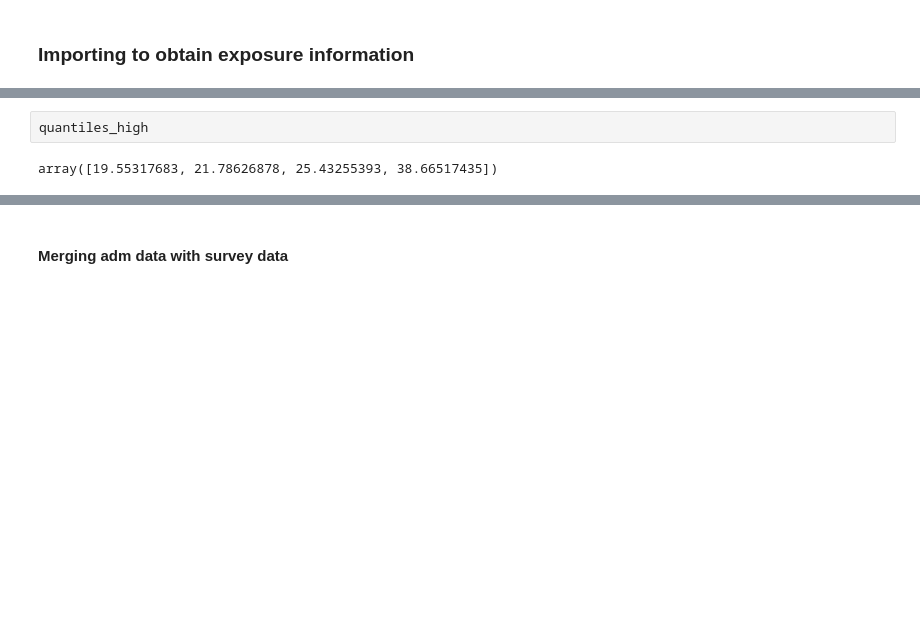
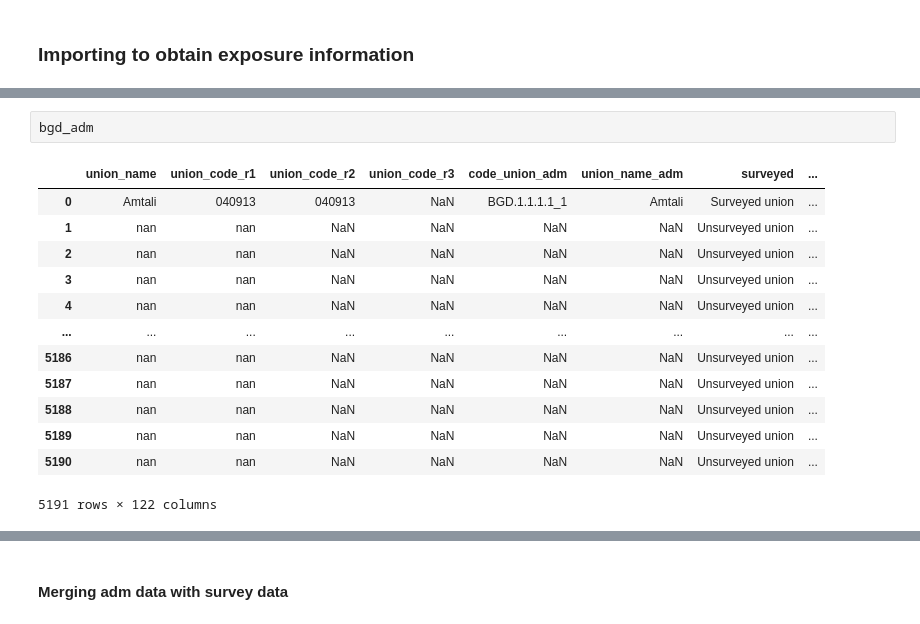
Before and after one commit to KassoumHabibou/Unequal-Plate, a Jupyter notebook: 01_wrangling BIHS.ipynb, the cells around one changed output, grey strips where cells are left out. Drawn from its saved outputs; the diff is of its cells as text; blank space fills up the shorter version.

```diff
--- a/01_wrangling BIHS.ipynb
+++ b/01_wrangling BIHS.ipynb
@@ -2057,4 +2122,16 @@ del speed_mora_W_N
-# %%
-quantiles_high
-# %% [output]
-array([19.55317683, 21.78626878, 25.43255393, 38.66517435])
+# %%
+bgd_adm
+# %% [output]
+|  | union_name | union_code_r1 | union_code_r2 | union_code_r3 | code_union_adm | union_name_adm | surveyed | ... |
+| 0 | Amtali | 040913 | 040913 | NaN | BGD.1.1.1.1_1 | Amtali | Surveyed union | ... |
+| 1 | nan | nan | NaN | NaN | NaN | NaN | Unsurveyed union | ... |
+| 2 | nan | nan | NaN | NaN | NaN | NaN | Unsurveyed union | ... |
+| 3 | nan | nan | NaN | NaN | NaN | NaN | Unsurveyed union | ... |
+| 4 | nan | nan | NaN | NaN | NaN | NaN | Unsurveyed union | ... |
+| ... | ... | ... | ... | ... | ... | ... | ... | ... |
+| 5186 | nan | nan | NaN | NaN | NaN | NaN | Unsurveyed union | ... |
+| 5187 | nan | nan | NaN | NaN | NaN | NaN | Unsurveyed union | ... |
+| 5188 | nan | nan | NaN | NaN | NaN | NaN | Unsurveyed union | ... |
+| 5189 | nan | nan | NaN | NaN | NaN | NaN | Unsurveyed union | ... |
+| 5190 | nan | nan | NaN | NaN | NaN | NaN | Unsurveyed union | ... |
+5191 rows × 122 columns
```
Also changed, not shown: parts of 12 cells of this notebook, 6 other files.
